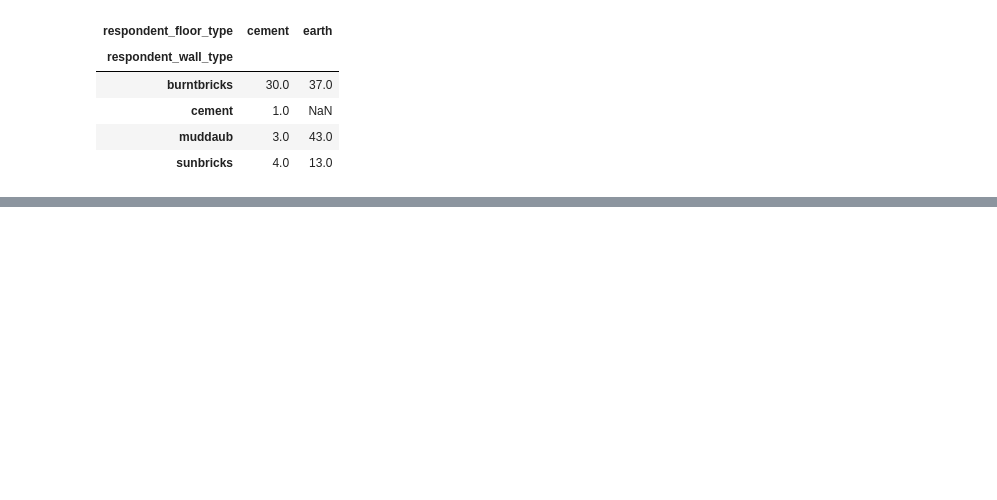
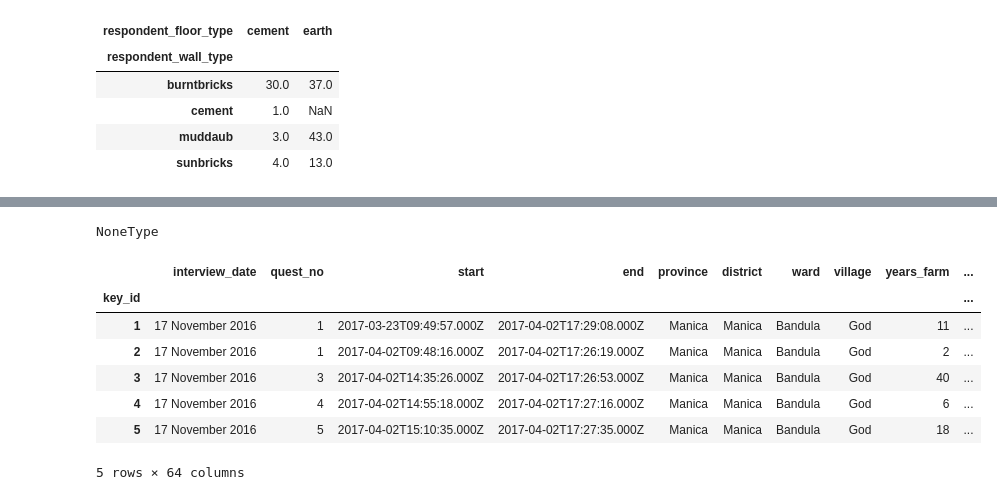
Before and after one commit to rhodyprog4ds/BrownFall20, a Jupyter notebook: _sources/notes/2020-09-21.ipynb, the cells around one changed output, grey strips where cells are left out. Drawn from its saved outputs; the diff is of its cells as text; code cells hidden in the pictures; blank space fills up the shorter version.

```diff
--- a/_sources/notes/2020-09-21.ipynb
+++ b/_sources/notes/2020-09-21.ipynb
@@ -222,0 +370,5 @@ safi_df.groupby(['respondent_wall_type','respondent_floor_type'])['instanceID'].
+# %%
+safi_df_noinplace = pd.read_csv(data_url)
+safi_df_inplace = pd.read_csv(data_url)
+# %%
+type(safi_df_noinplace.set_index('key_id'))
@@ -222,0 +387,15 @@ safi_df.groupby(['respondent_wall_type','respondent_floor_type'])['instanceID'].
+# %%
+type(safi_df_inplace.set_index('key_id',inplace=True))
+# %% [output]
+NoneType
+# %%
+safi_df_inplace.head()
+# %% [output]
+|  | interview_date | quest_no | start | end | province | district | ward | village | years_farm | ... |
+| key_id |  |  |  |  |  |  |  |  |  | ... |
+| 1 | 17 November 2016 | 1 | 2017-03-23T09:49:57.000Z | 2017-04-02T17:29:08.000Z | Manica | Manica | Bandula | God | 11 | ... |
+| 2 | 17 November 2016 | 1 | 2017-04-02T09:48:16.000Z | 2017-04-02T17:26:19.000Z | Manica | Manica | Bandula | God | 2 | ... |
+| 3 | 17 November 2016 | 3 | 2017-04-02T14:35:26.000Z | 2017-04-02T17:26:53.000Z | Manica | Manica | Bandula | God | 40 | ... |
+| 4 | 17 November 2016 | 4 | 2017-04-02T14:55:18.000Z | 2017-04-02T17:27:16.000Z | Manica | Manica | Bandula | God | 6 | ... |
+| 5 | 17 November 2016 | 5 | 2017-04-02T15:10:35.000Z | 2017-04-02T17:27:35.000Z | Manica | Manica | Bandula | God | 18 | ... |
+5 rows × 64 columns
```
Also changed, not shown: parts of 62 cells of this notebook, 11 other files.
